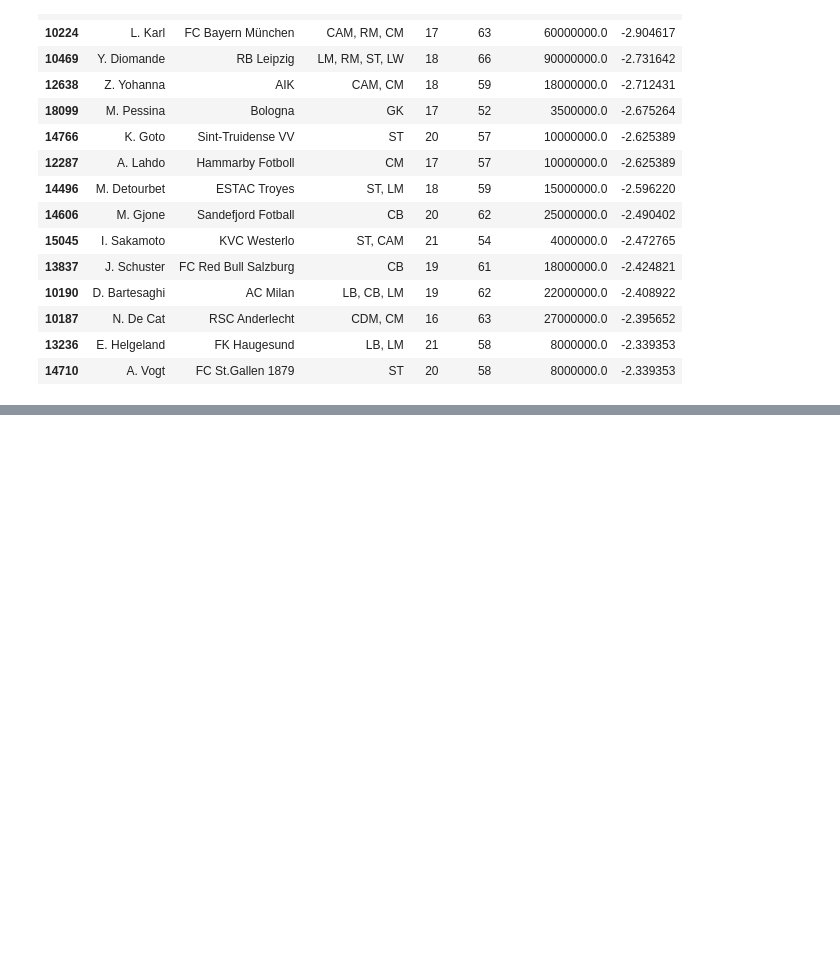
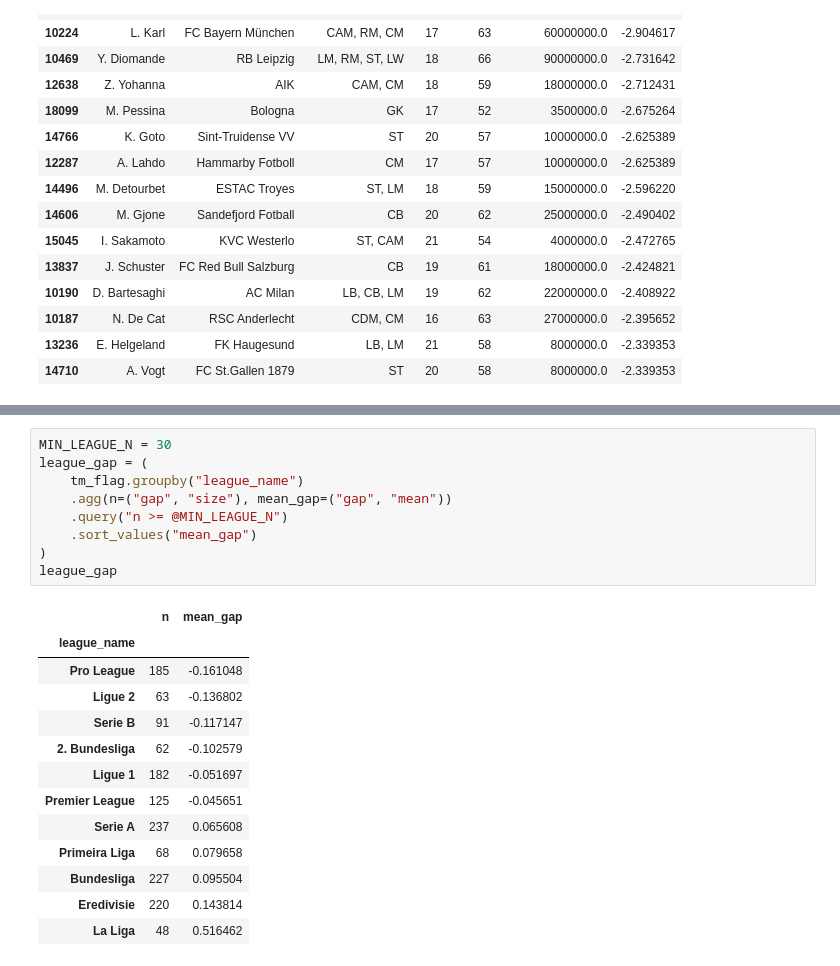
Before and after one commit to thompgt/fc26-player-analysis, a Jupyter notebook: notebooks/02_rating_validation.ipynb, the cells around one changed output, grey strips where cells are left out. Drawn from its saved outputs; the diff is of its cells as text; blank space fills up the shorter version.

```diff
--- a/notebooks/02_rating_validation.ipynb
+++ b/notebooks/02_rating_validation.ipynb
@@ -399,0 +446,23 @@ Most UNDER-rated by FC26 vs market value:
+# %%
+MIN_LEAGUE_N = 30
+league_gap = (
+    tm_flag.groupby("league_name")
+    .agg(n=("gap", "size"), mean_gap=("gap", "mean"))
+    .query("n >= @MIN_LEAGUE_N")
+    .sort_values("mean_gap")
+)
+league_gap
+# %% [output]
+|  | n | mean_gap |
+| league_name |  |  |
+| Pro League | 185 | -0.161048 |
+| Ligue 2 | 63 | -0.136802 |
+| Serie B | 91 | -0.117147 |
+| 2. Bundesliga | 62 | -0.102579 |
+| Ligue 1 | 182 | -0.051697 |
+| Premier League | 125 | -0.045651 |
+| Serie A | 237 | 0.065608 |
+| Primeira Liga | 68 | 0.079658 |
+| Bundesliga | 227 | 0.095504 |
+| Eredivisie | 220 | 0.143814 |
+| La Liga | 48 | 0.516462 |
```
Also changed, not shown: parts of 13 cells of this notebook.
